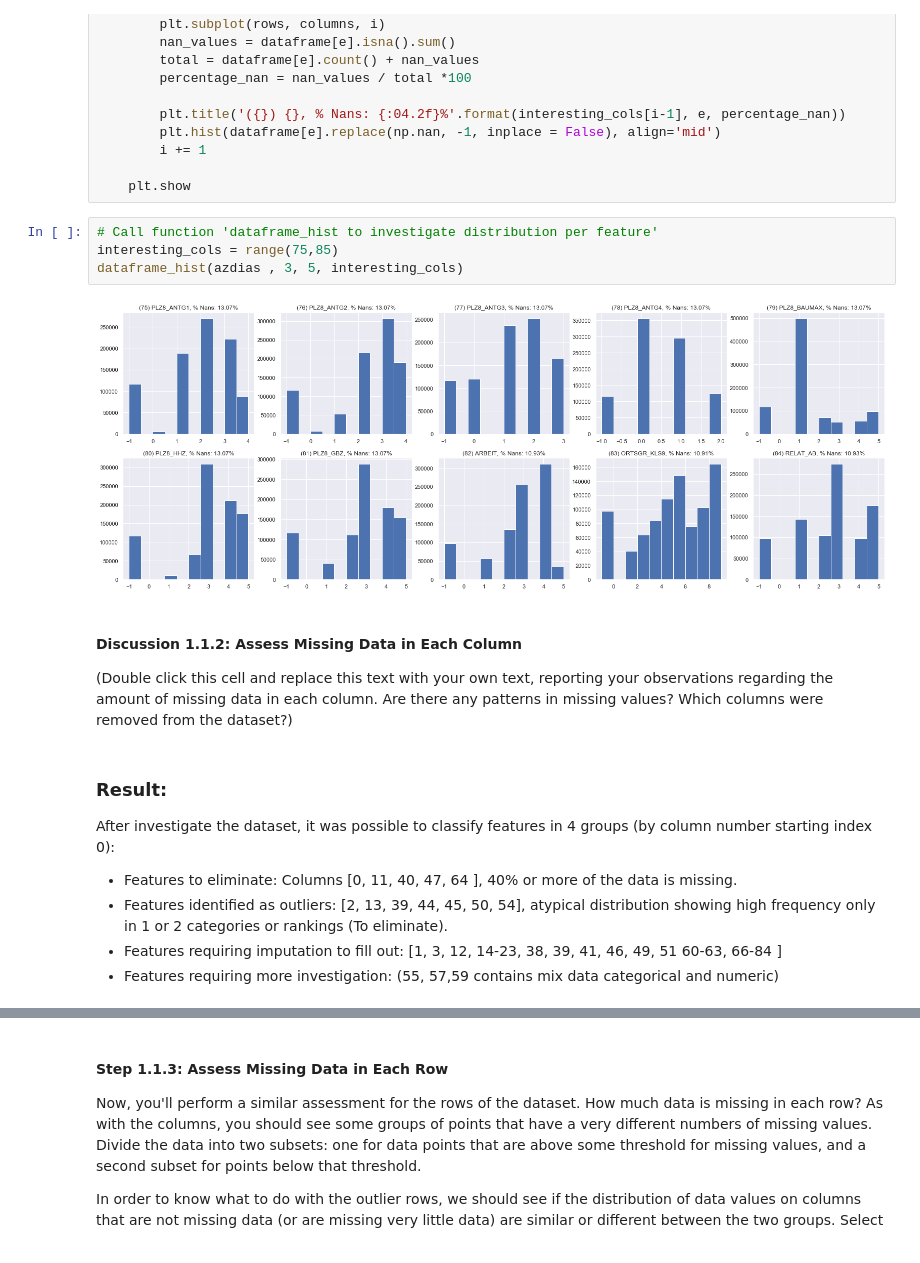
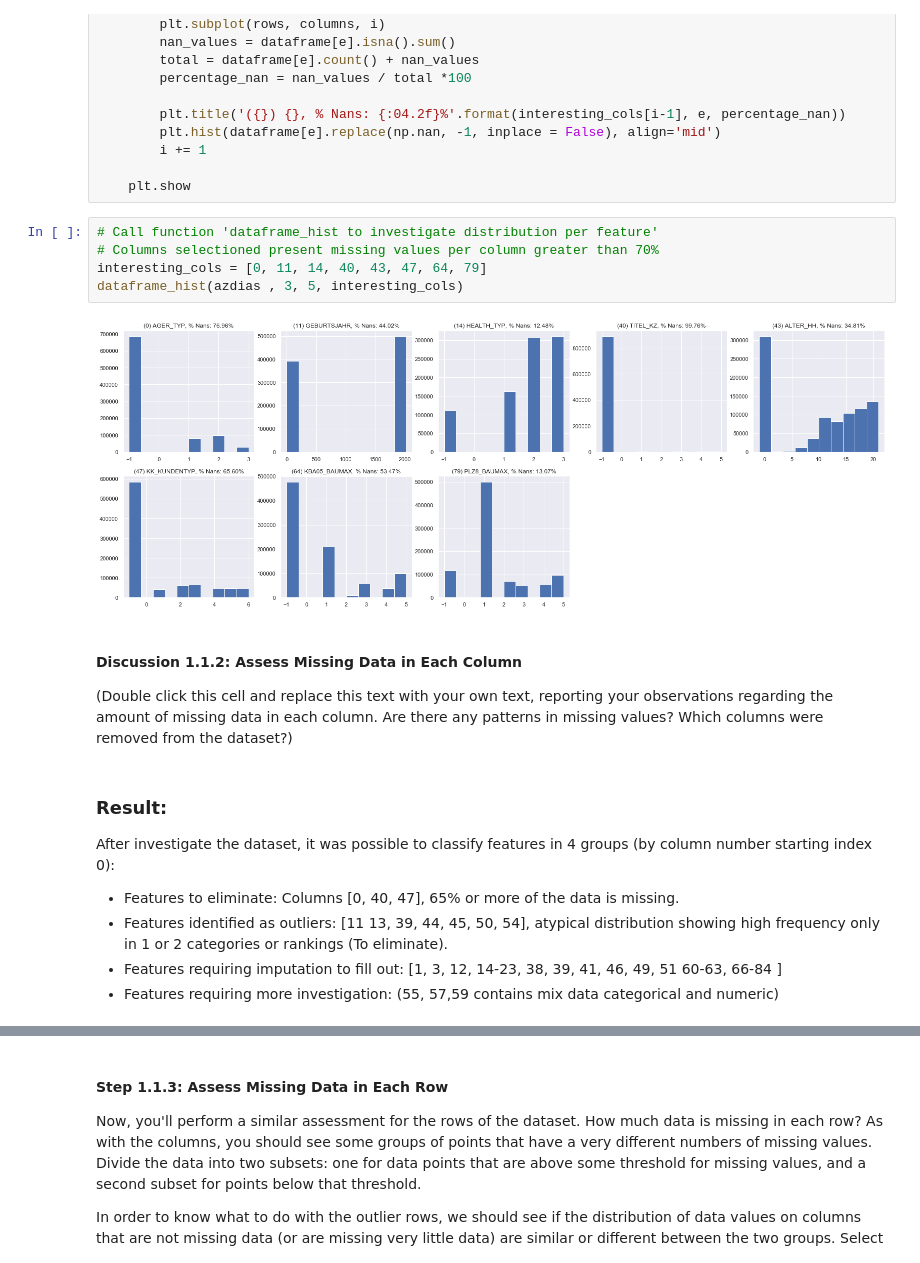
Before and after one commit to brosales8/customer_segmentation, a Jupyter notebook: Identify_Customer_Segments.ipynb, the cells around one changed output, grey strips where cells are left out. Drawn from its saved outputs; the diff is of its cells as text.

```diff
--- a/Identify_Customer_Segments.ipynb
+++ b/Identify_Customer_Segments.ipynb
@@ -244,10 +245,11 @@ def dataframe_hist(dataframe, rows, columns, interesting_cols):
     plt.show
 # %%
 # Call function 'dataframe_hist to investigate distribution per feature'
-interesting_cols = range(75,85)
+# Columns selectioned present missing values per column greater than 70%
+interesting_cols = [0, 11, 14, 40, 43, 47, 64, 79]
 dataframe_hist(azdias , 3, 5, interesting_cols)
 # %% [output]
-[figure, old version]
+[figure, new version]
 # %% [markdown]
 #### Discussion 1.1.2: Assess Missing Data in Each Column
 
@@ -256,8 +258,8 @@ dataframe_hist(azdias , 3, 5, interesting_cols)
 ### Result:
 After investigate the dataset, it was possible to classify features in 4 groups (by column number starting index 0):
 
-- Features to eliminate: Columns [0, 11, 40, 47, 64 ], 40% or more of the data is missing.
-- Features identified as outliers: [2, 13, 39, 44, 45, 50, 54], atypical distribution showing high frequency only in 1 or 2 categories or rankings (To eliminate).
+- Features to eliminate: Columns [0, 40, 47], 65% or more of the data is missing.
+- Features identified as outliers: [11 13, 39, 44, 45, 50, 54], atypical distribution showing high frequency only in 1 or 2 categories or rankings (To eliminate).
 - Features requiring imputation to fill out: [1, 3, 12, 14-23, 38, 39, 41, 46, 49, 51 60-63, 66-84  ]
 - Features requiring more investigation: (55, 57,59 contains mix data categorical and numeric)
 # %%
```
Also changed, not shown: parts of 12 cells of this notebook.
